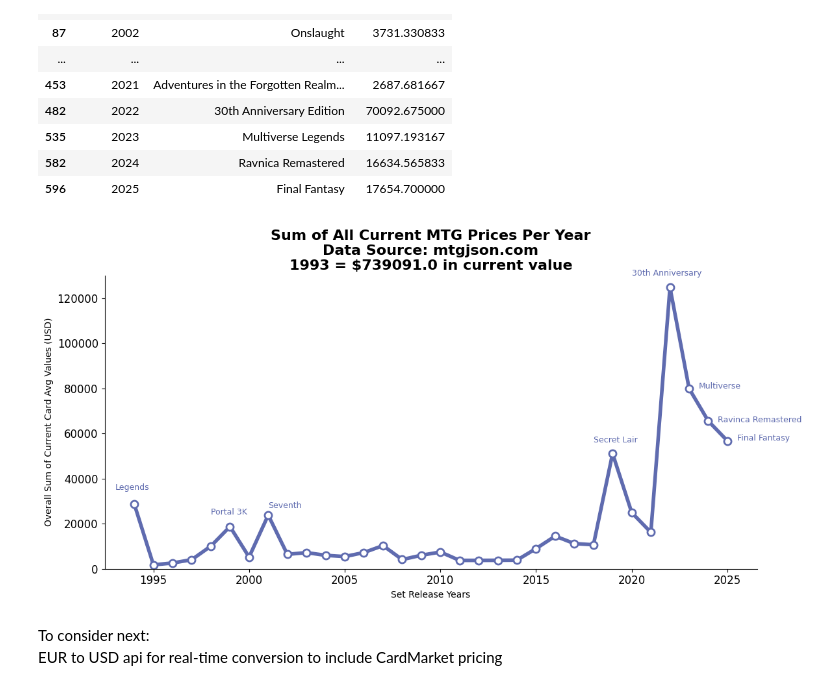
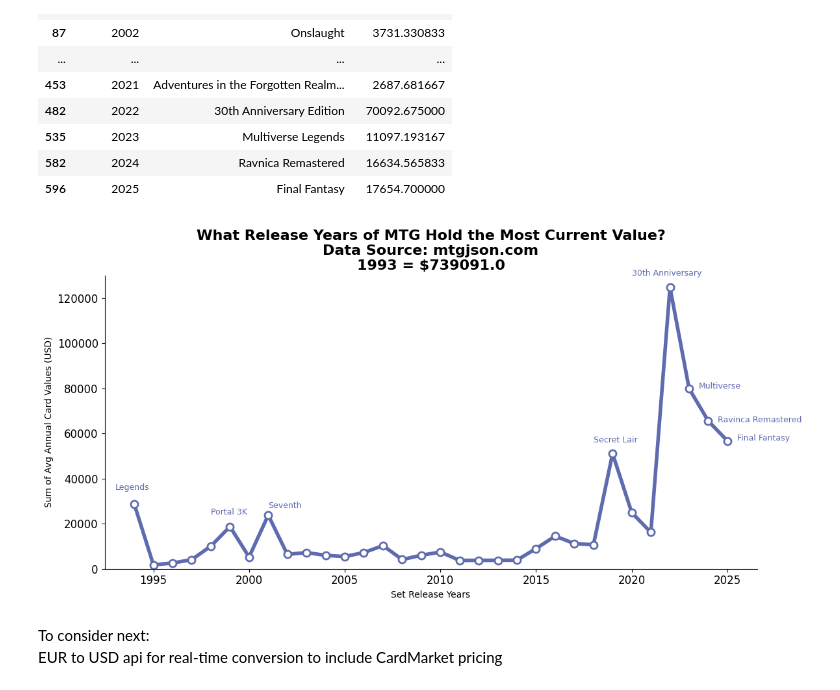
Before and after one commit to CurtisSchneider1/mtgPriceAnalysis, a Jupyter notebook: notebooks/mtgAnalysis.ipynb, the cells around one changed output. Cells and saved outputs as stored; diff of their text form; code cells hidden in the pictures.

Commit message:
updated graph

```diff
--- a/notebooks/mtgAnalysis.ipynb
+++ b/notebooks/mtgAnalysis.ipynb
@@ -679,10 +679,10 @@ sum_per_year_no1993 = df3_no1993.groupby("releaseYear")["avgPrice"].sum().reset_
 plt.plot(sum_per_year_no1993["releaseYear"], sum_per_year_no1993["avgPrice"], color="#5F6BAF", linewidth=4, marker="o", markersize = 8, markerfacecolor = "#FFFFFF", markeredgewidth = 2)
 plt.ylim(0, 130000)
 plt.xlabel("Set Release Years")
-plt.ylabel("Overall Sum of Current Card Avg Values (USD)")
+plt.ylabel("Sum of Avg Annual Card Values (USD)")
 
 value_1993 = df3.loc[df3["releaseYear"] == 1993, "avgPrice"].sum().round()
-plt.title(f"Sum of All Current MTG Prices Per Year\nData Source: mtgjson.com\n1993 = ${value_1993} in current value", fontsize=16, fontweight="bold", color="black")
+plt.title(f"What Release Years of MTG Hold the Most Current Value?\nData Source: mtgjson.com\n1993 = ${value_1993}", fontsize=16, fontweight="bold", color="black")
 
 ax = plt.gca()
 
@@ -738,34 +738,34 @@ ax.text(
 ax.text(
     2023+.5,
     80000,
     "Multiverse",
     color = "#5F6BAF",
     fontsize = 9
 )
 
 ax.text(
     2024+.5,
     65000,
     "Ravinca Remastered",
     color = "#5F6BAF",
     fontsize = 9
 )
 
 ax.text(
     2025+.5,
     57000,
     "Final Fantasy",
     color = "#5F6BAF",
     fontsize = 9
 )
 
 plt.xticks(fontsize=12)
 plt.yticks(fontsize=12)
 
 plt.tight_layout()
 plt.show()
 # %% [output]
-[figure, old version]
+[figure, new version]
 # %% [markdown]
 To consider next:
 EUR to USD api for real-time conversion to include CardMarket pricing
```
